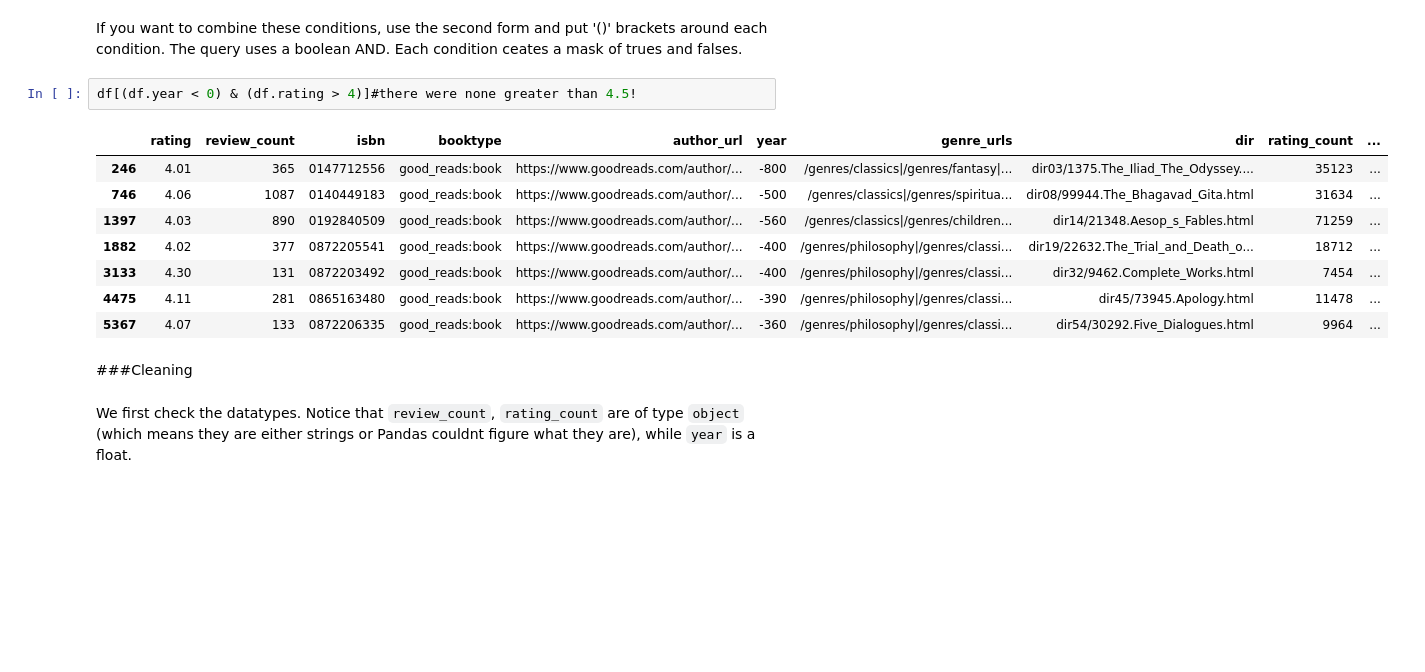
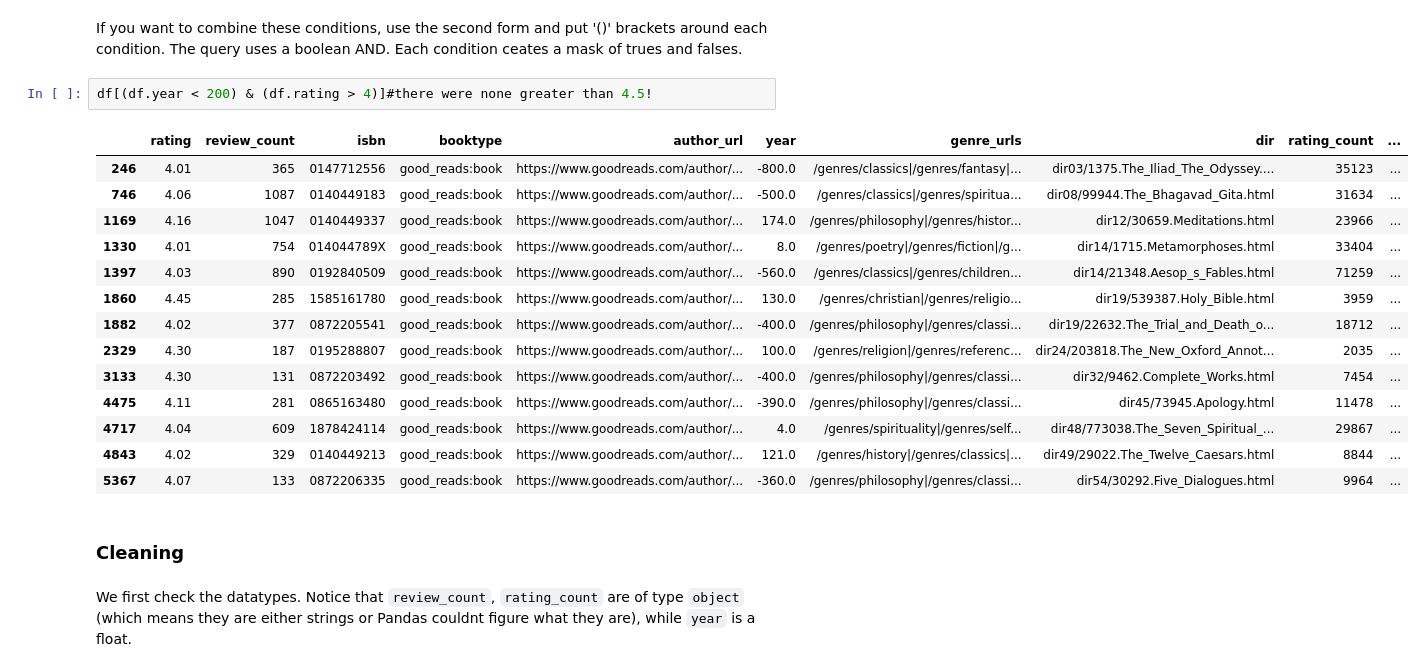
Before and after one commit to tysonjens/2015lab1, a Jupyter notebook: Lab1-pythonpandas.ipynb, the cells around one changed output. Drawn from its saved outputs; the diff is of its cells as text; blank space fills up the shorter version.

```diff
--- a/Lab1-pythonpandas.ipynb
+++ b/Lab1-pythonpandas.ipynb
@@ -212,18 +213,24 @@ df[df.year < 0]
 # %% [markdown]
 If you want to combine these conditions, use the second form and put '()' brackets around each condition. The query uses a boolean AND. Each condition ceates a mask of trues and falses.
 # %%
-df[(df.year < 0) & (df.rating > 4)]#there were none greater than 4.5!
+df[(df.year < 200) & (df.rating > 4)]#there were none greater than 4.5!
 # %% [output]
 |  | rating | review_count | isbn | booktype | author_url | year | genre_urls | dir | rating_count | ... |
-| 246 | 4.01 | 365 | 0147712556 | good_reads:book | https://www.goodreads.com/author/... | -800 | /genres/classics|/genres/fantasy|... | dir03/1375.The_Iliad_The_Odyssey.... | 35123 | ... |
-| 746 | 4.06 | 1087 | 0140449183 | good_reads:book | https://www.goodreads.com/author/... | -500 | /genres/classics|/genres/spiritua... | dir08/99944.The_Bhagavad_Gita.html | 31634 | ... |
-| 1397 | 4.03 | 890 | 0192840509 | good_reads:book | https://www.goodreads.com/author/... | -560 | /genres/classics|/genres/children... | dir14/21348.Aesop_s_Fables.html | 71259 | ... |
-| 1882 | 4.02 | 377 | 0872205541 | good_reads:book | https://www.goodreads.com/author/... | -400 | /genres/philosophy|/genres/classi... | dir19/22632.The_Trial_and_Death_o... | 18712 | ... |
-| 3133 | 4.30 | 131 | 0872203492 | good_reads:book | https://www.goodreads.com/author/... | -400 | /genres/philosophy|/genres/classi... | dir32/9462.Complete_Works.html | 7454 | ... |
-| 4475 | 4.11 | 281 | 0865163480 | good_reads:book | https://www.goodreads.com/author/... | -390 | /genres/philosophy|/genres/classi... | dir45/73945.Apology.html | 11478 | ... |
-| 5367 | 4.07 | 133 | 0872206335 | good_reads:book | https://www.goodreads.com/author/... | -360 | /genres/philosophy|/genres/classi... | dir54/30292.Five_Dialogues.html | 9964 | ... |
+| 246 | 4.01 | 365 | 0147712556 | good_reads:book | https://www.goodreads.com/author/... | -800.0 | /genres/classics|/genres/fantasy|... | dir03/1375.The_Iliad_The_Odyssey.... | 35123 | ... |
+| 746 | 4.06 | 1087 | 0140449183 | good_reads:book | https://www.goodreads.com/author/... | -500.0 | /genres/classics|/genres/spiritua... | dir08/99944.The_Bhagavad_Gita.html | 31634 | ... |
+| 1169 | 4.16 | 1047 | 0140449337 | good_reads:book | https://www.goodreads.com/author/... | 174.0 | /genres/philosophy|/genres/histor... | dir12/30659.Meditations.html | 23966 | ... |
+| 1330 | 4.01 | 754 | 014044789X | good_reads:book | https://www.goodreads.com/author/... | 8.0 | /genres/poetry|/genres/fiction|/g... | dir14/1715.Metamorphoses.html | 33404 | ... |
+| 1397 | 4.03 | 890 | 0192840509 | good_reads:book | https://www.goodreads.com/author/... | -560.0 | /genres/classics|/genres/children... | dir14/21348.Aesop_s_Fables.html | 71259 | ... |
+| 1860 | 4.45 | 285 | 1585161780 | good_reads:book | https://www.goodreads.com/author/... | 130.0 | /genres/christian|/genres/religio... | dir19/539387.Holy_Bible.html | 3959 | ... |
+| 1882 | 4.02 | 377 | 0872205541 | good_reads:book | https://www.goodreads.com/author/... | -400.0 | /genres/philosophy|/genres/classi... | dir19/22632.The_Trial_and_Death_o... | 18712 | ... |
+| 2329 | 4.30 | 187 | 0195288807 | good_reads:book | https://www.goodreads.com/author/... | 100.0 | /genres/religion|/genres/referenc... | dir24/203818.The_New_Oxford_Annot... | 2035 | ... |
+| 3133 | 4.30 | 131 | 0872203492 | good_reads:book | https://www.goodreads.com/author/... | -400.0 | /genres/philosophy|/genres/classi... | dir32/9462.Complete_Works.html | 7454 | ... |
+| 4475 | 4.11 | 281 | 0865163480 | good_reads:book | https://www.goodreads.com/author/... | -390.0 | /genres/philosophy|/genres/classi... | dir45/73945.Apology.html | 11478 | ... |
+| 4717 | 4.04 | 609 | 1878424114 | good_reads:book | https://www.goodreads.com/author/... | 4.0 | /genres/spirituality|/genres/self... | dir48/773038.The_Seven_Spiritual_... | 29867 | ... |
+| 4843 | 4.02 | 329 | 0140449213 | good_reads:book | https://www.goodreads.com/author/... | 121.0 | /genres/history|/genres/classics|... | dir49/29022.The_Twelve_Caesars.html | 8844 | ... |
+| 5367 | 4.07 | 133 | 0872206335 | good_reads:book | https://www.goodreads.com/author/... | -360.0 | /genres/philosophy|/genres/classi... | dir54/30292.Five_Dialogues.html | 9964 | ... |
 # %% [markdown]
-###Cleaning
+### Cleaning
 # %% [markdown]
 We first check the datatypes. Notice that `review_count`, `rating_count` are of type `object` (which means they are either strings or Pandas couldnt figure what they are), while `year` is a float.
 # %%
```
Also changed, not shown: parts of 19 cells of this notebook, 1 other file.
